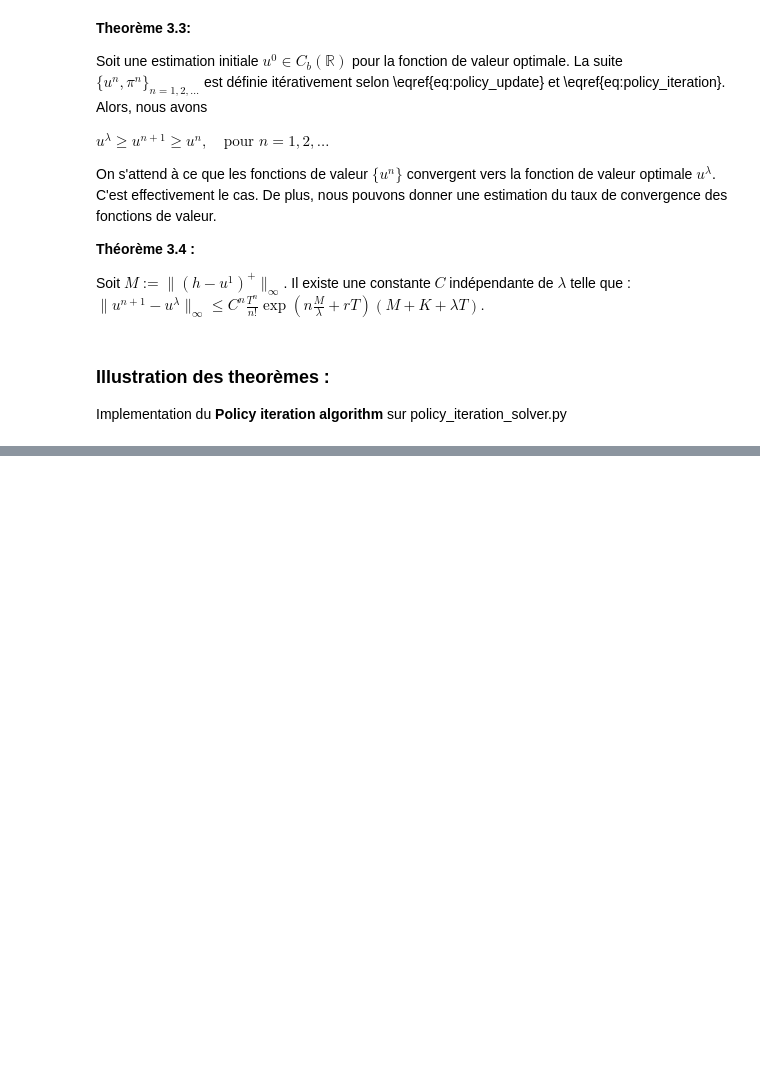
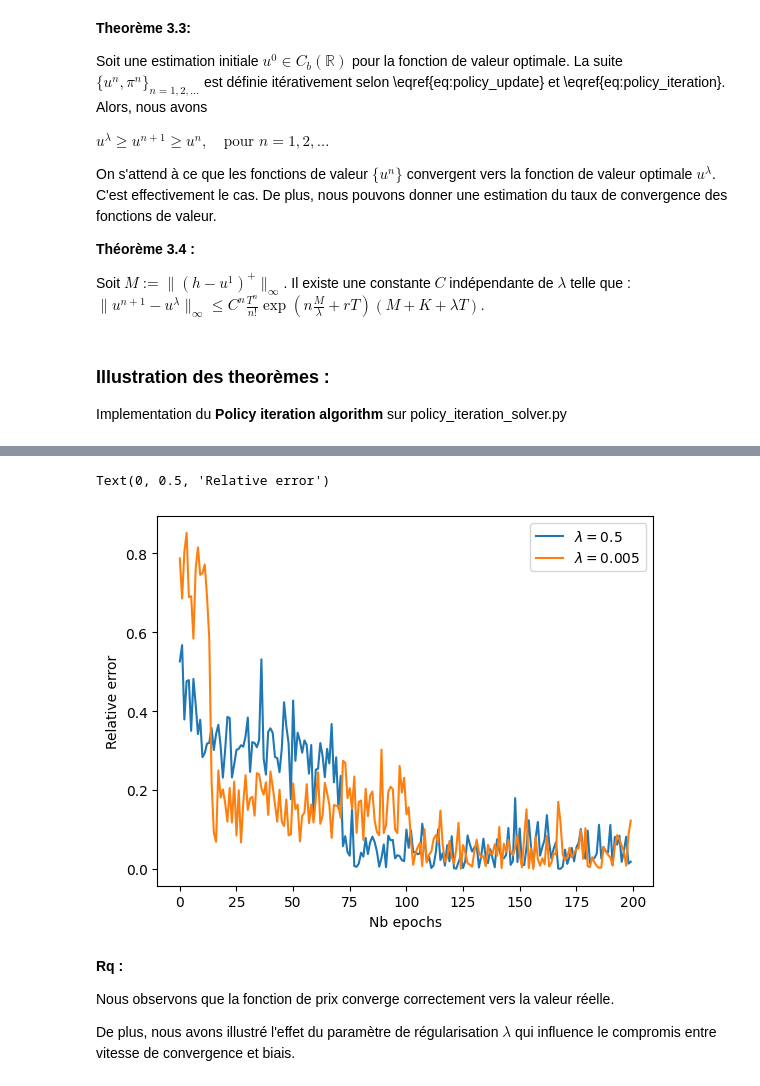
Before and after one commit to Simolams/Machine-learning-et-contr-le-stochastique, a Jupyter notebook: RL.ipynb, the cells around one changed output, grey strips where cells are left out. Cells and saved outputs as stored; diff of their text form; code cells hidden in the pictures; blank space fills up the shorter version.

```diff
--- a/RL.ipynb
+++ b/RL.ipynb
@@ -201,0 +206,9 @@ Algorithm 4.1 : Policy Iteration for Optimal Stopping Problem
+# %%
+import torch_RL
+from torch_RL import *
+import importlib
+from scipy import stats
+
+importlib.reload(torch_RL)
+S_samples = generate_black_scholes_paths(N-1,M).T
+n_iteration = 1500
@@ -201,0 +280,11 @@ Algorithm 4.1 : Policy Iteration for Optimal Stopping Problem
+# %%
+S_samples = generate_black_scholes_paths(N-1,M).T
+P = {}
+n_iteration = 1500
+lambda_values = [0.5,0.005]
+
+for lambda_ in lambda_values :
+
+    Phi_functions,optimizers = Phi_NN(K,N)
+    evaluation = train_evaluate(n_iteration,lambda_,Phi_functions,optimizers,S_samples)
+    P[lambda_] = evaluation
@@ -201,0 +309,19 @@ Algorithm 4.1 : Policy Iteration for Optimal Stopping Problem
+# %%
+for lambda_ in lambda_values :
+
+
+    plt.plot(P[lambda_][:200],label = '$\lambda =$'+str(lambda_))
+plt.legend()
+
+plt.xlabel('Nb epochs')
+plt.ylabel('Relative error')
+# %% [output]
+Text(0, 0.5, 'Relative error')
+[figure, added]
+# %% [markdown]
+**Rq :**
+
+
+Nous observons que la fonction de prix converge correctement vers la valeur réelle.
+
+De plus, nous avons illustré l'effet du paramètre de régularisation $\lambda$  qui influence le compromis entre vitesse de convergence et biais.
```
Also changed, not shown: parts of 22 cells of this notebook, 15 other files.
